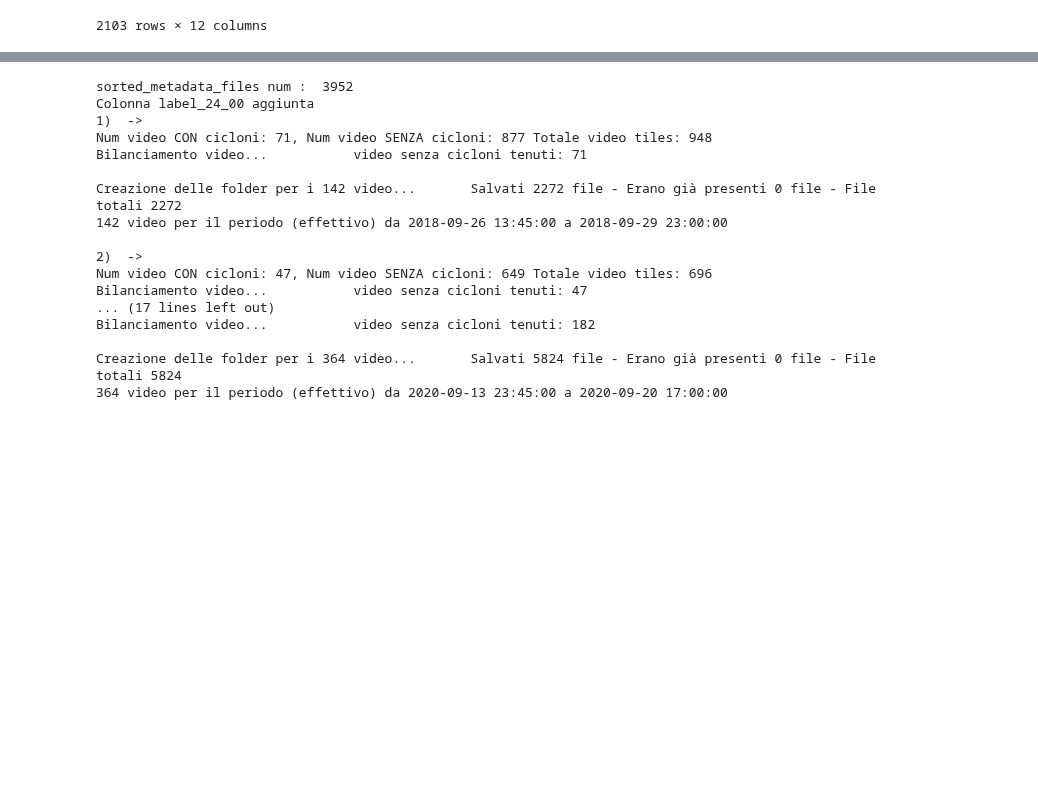
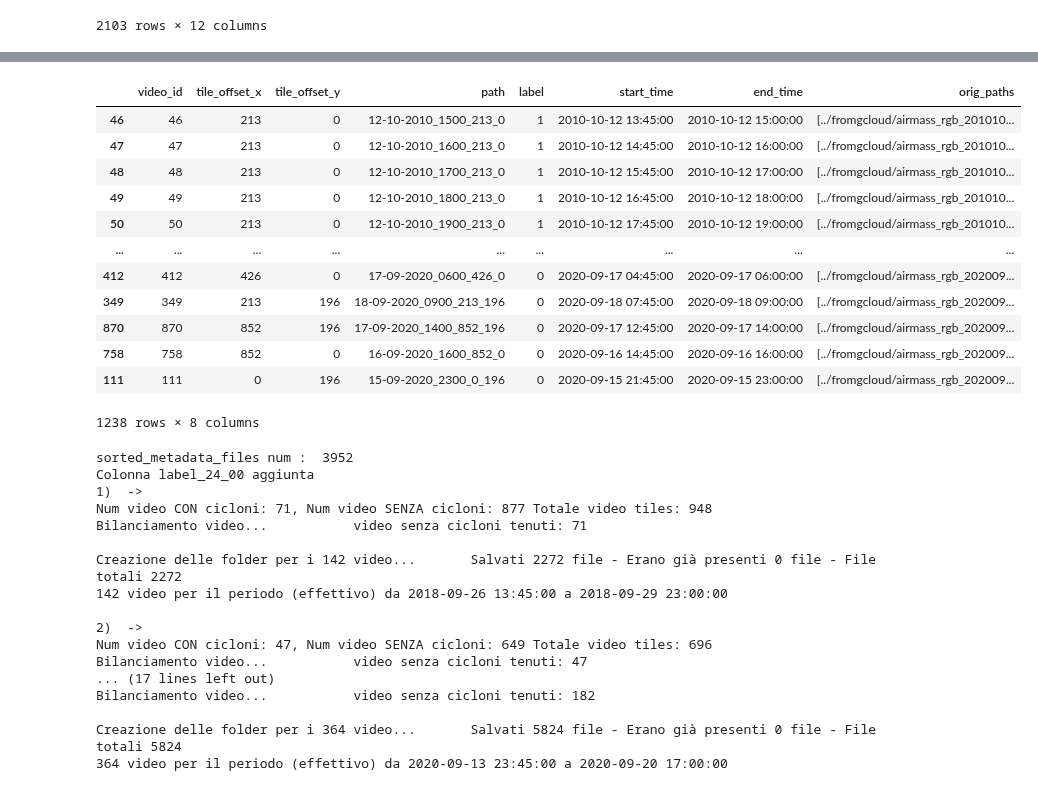
Before and after one commit to dandarm/VideoMAEv2, a Jupyter notebook: Experiment_dataset.ipynb, the cells around one changed output, grey strips where cells are left out. Cells and saved outputs as stored; diff of their text form; code cells hidden in the pictures; blank space fills up the shorter version.

Commit message:
new dataset medicanes time window

```diff
--- a/Experiment_dataset.ipynb
+++ b/Experiment_dataset.ipynb
@@ -312,3 +342,19 @@ Creazione delle folder per i 180 video...
+# %%
+train_m.df_video
+# %% [output]
+|  | video_id | tile_offset_x | tile_offset_y | path | label | start_time | end_time | orig_paths |
+| 46 | 46 | 213 | 0 | 12-10-2010_1500_213_0 | 1 | 2010-10-12 13:45:00 | 2010-10-12 15:00:00 | [../fromgcloud/airmass_rgb_201010... |
+| 47 | 47 | 213 | 0 | 12-10-2010_1600_213_0 | 1 | 2010-10-12 14:45:00 | 2010-10-12 16:00:00 | [../fromgcloud/airmass_rgb_201010... |
+| 48 | 48 | 213 | 0 | 12-10-2010_1700_213_0 | 1 | 2010-10-12 15:45:00 | 2010-10-12 17:00:00 | [../fromgcloud/airmass_rgb_201010... |
+| 49 | 49 | 213 | 0 | 12-10-2010_1800_213_0 | 1 | 2010-10-12 16:45:00 | 2010-10-12 18:00:00 | [../fromgcloud/airmass_rgb_201010... |
+| 50 | 50 | 213 | 0 | 12-10-2010_1900_213_0 | 1 | 2010-10-12 17:45:00 | 2010-10-12 19:00:00 | [../fromgcloud/airmass_rgb_201010... |
+| ... | ... | ... | ... | ... | ... | ... | ... | ... |
+| 412 | 412 | 426 | 0 | 17-09-2020_0600_426_0 | 0 | 2020-09-17 04:45:00 | 2020-09-17 06:00:00 | [../fromgcloud/airmass_rgb_202009... |
+| 349 | 349 | 213 | 196 | 18-09-2020_0900_213_196 | 0 | 2020-09-18 07:45:00 | 2020-09-18 09:00:00 | [../fromgcloud/airmass_rgb_202009... |
+| 870 | 870 | 852 | 196 | 17-09-2020_1400_852_196 | 0 | 2020-09-17 12:45:00 | 2020-09-17 14:00:00 | [../fromgcloud/airmass_rgb_202009... |
+| 758 | 758 | 852 | 0 | 16-09-2020_1600_852_0 | 0 | 2020-09-16 14:45:00 | 2020-09-16 16:00:00 | [../fromgcloud/airmass_rgb_202009... |
+| 111 | 111 | 0 | 196 | 15-09-2020_2300_0_196 | 0 | 2020-09-15 21:45:00 | 2020-09-15 23:00:00 | [../fromgcloud/airmass_rgb_202009... |
+1238 rows × 8 columns
 # %%
 test_m = BuildDataset(type='SUPERVISED', args=args)
 test_m.get_data_ready(tracks_df_test, input_dir, output_dir, csv_file="test_medicanes")
```
Also changed, not shown: parts of 6 cells of this notebook, 3 other files.
